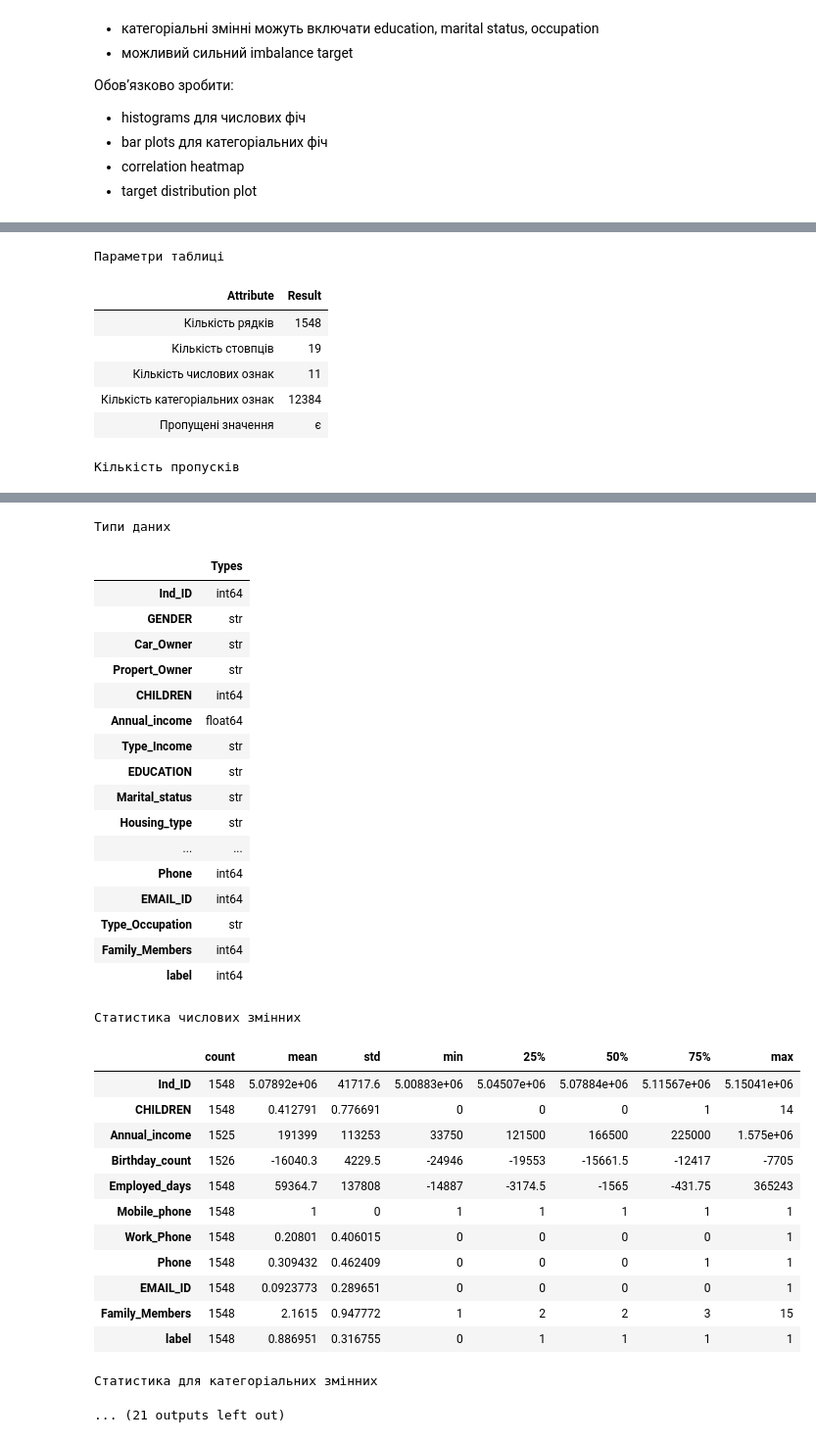
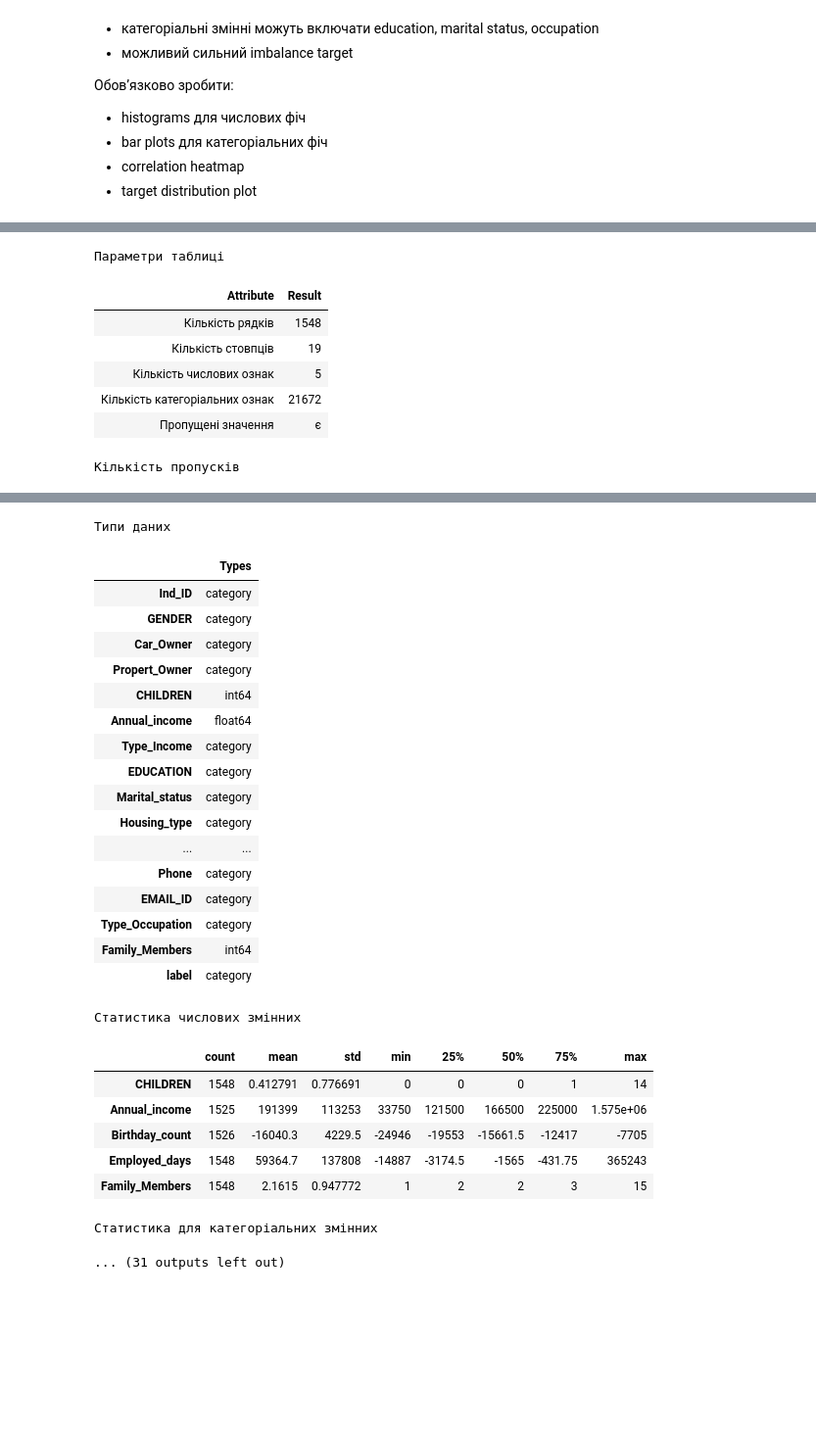
Before and after one commit to BogdanPinchuk/DataScience-PBY_HW20_Course_Project, a Jupyter notebook: Bohdan_Pinchuk_DS_HW20.ipynb, the cells around one changed output, grey strips where cells are left out. Shown at 98% size. Drawn from its saved outputs; the diff is of its cells as text; code cells hidden in the pictures; blank space fills up the shorter version.

```diff
--- a/Bohdan_Pinchuk_DS_HW20.ipynb
+++ b/Bohdan_Pinchuk_DS_HW20.ipynb
@@ -296,6 +296,8 @@ import apps.main as mn
 
 # Input data
 target_value = "label"
+cat_values_1 = ["Mobile_phone", "Work_Phone", "Phone", "EMAIL_ID"]
+cat_values_2 = ["Car_Owner", "Propert_Owner"]
 update_db = False
 db_file_name = f"resources/store_hw{hm_version}.db"
 
@@ -312,8 +314,18 @@ credit_card_labels_dataset = mn.download_and_extract_from_kagglehub("rohitudager
                                                                     ds_name="credit_card_labels",
                                                                     update_db=update_db)
 
-# робимо заміну для кращого сприйняття, 0 - false, 1 - true по схваленні заявки
-credit_card_labels_dataset[target_value] = credit_card_labels_dataset[target_value].map({0: 1, 1: 0})
+# робимо заміну для кращого сприйняття:
+# 0 - true, а 1 - false по схваленні заявки
+credit_card_labels_dataset[target_value] = credit_card_labels_dataset[target_value].map({0: True, 1: False})
+# робимо заміну для кращого сприйняття:
+# деякі значення кодовані як числові, але для попереднього аналізу перетворимо їх у категоріальний тип
+# 0 - false, 1 - true по наявності можливості зв'язатись із клієнтом
+for col_name in cat_values_1:
+    credit_card_details_dataset[col_name] = credit_card_details_dataset[col_name].map({0: False, 1: True})
+# деякі значення кодовані як символ, але для попереднього аналізу перетворимо їх сприйнятливий формат
+# F - false, Y - true по наявності якоїсь власності
+for col_name in cat_values_1:
+    credit_card_details_dataset[col_name] = credit_card_details_dataset[col_name].map({0: False, 1: True})
 
 # Merge
 credit_card_dataset = (
@@ -367,10 +379,16 @@ data_set = credit_card_dataset
 n_columns = data_set.columns.size
 n_rows = data_set.index.size
 
-types_df = pd.DataFrame(data_set.dtypes, columns=["Types"])
+# для правильного відображення в таблиці змінимо формат
+data_set["Ind_ID"] = data_set["Ind_ID"].astype('category')
 
 col_num_type = data_set.select_dtypes(include=np.number)
 col_cat_type = data_set.select_dtypes(exclude=np.number)
+
+for col_name in col_cat_type:
+    data_set[col_name] = data_set[col_name].astype('category')
+
+types_df = pd.DataFrame(data_set.dtypes, columns=["Types"])
 
 empty_val_by_col = data_set.isnull().sum().to_frame(name='count')
 is_empty_val = empty_val_by_col.values.sum() > 0
@@ -392,8 +410,8 @@ rp1.add_item("Максимальна відмінність між класам
 
 # Print results
 display(Markdown(f"### Аналіз даних"))
-display(data_set.head(n_first_rows).
-        style.format("{:g}", subset=col_num_type.columns).
+display(data_set.head(n_first_rows).style.
+        format("{:g}", subset=col_num_type.columns).
         set_caption(f"Перші {n_first_rows} рядків датасету"))
 
 rp.print_pd_report("Параметри таблиці")
@@ -404,9 +422,9 @@ display(types_df.style.set_caption("Типи даних"))
 
 display(col_num_type.describe().T.style.format("{:g}").set_caption("Статистика числових змінних"))
 
-display(col_cat_type.describe().T.style.set_caption("Статистика для категоріальних змінних"))
+display(col_cat_type.drop("Ind_ID", axis=1).describe().T.style.set_caption("Статистика для категоріальних змінних"))
 
-for col_name in col_cat_type:
+for col_name in col_cat_type.drop("Ind_ID", axis=1):
     display(pd.concat([
         col_cat_type[col_name].value_counts(),
         col_cat_type[col_name].value_counts(normalize=True)
@@ -431,8 +449,8 @@ rp1.print_pd_report("Збалансованість датасету за ціл
 | Attribute | Result |
 | Кількість рядків | 1548 |
 | Кількість стовпців | 19 |
-| Кількість числових ознак | 11 |
-| Кількість категоріальних ознак | 12384 |
+| Кількість числових ознак | 5 |
+| Кількість категоріальних ознак | 21672 |
 | Пропущені значення | є |
 Кількість пропусків
 |  | count |
@@ -452,39 +470,33 @@ rp1.print_pd_report("Збалансованість датасету за ціл
 | Type_Occupation | 488 |
 | Family_Members | 0 |
 | label | 0 |
 Типи даних
 |  | Types |
-| Ind_ID | int64 |
-| GENDER | str |
-| Car_Owner | str |
-| Propert_Owner | str |
+| Ind_ID | category |
+| GENDER | category |
+| Car_Owner | category |
+| Propert_Owner | category |
 | CHILDREN | int64 |
 | Annual_income | float64 |
-| Type_Income | str |
-| EDUCATION | str |
-| Marital_status | str |
-| Housing_type | str |
+| Type_Income | category |
+| EDUCATION | category |
+| Marital_status | category |
+| Housing_type | category |
 | ... | ... |
-| Phone | int64 |
-| EMAIL_ID | int64 |
-| Type_Occupation | str |
+| Phone | category |
+| EMAIL_ID | category |
+| Type_Occupation | category |
 | Family_Members | int64 |
-| label | int64 |
+| label | category |
 Статистика числових змінних
 |  | count | mean | std | min | 25% | 50% | 75% | max |
-| Ind_ID | 1548 | 5.07892e+06 | 41717.6 | 5.00883e+06 | 5.04507e+06 | 5.07884e+06 | 5.11567e+06 | 5.15041e+06 |
 | CHILDREN | 1548 | 0.412791 | 0.776691 | 0 | 0 | 0 | 1 | 14 |
 | Annual_income | 1525 | 191399 | 113253 | 33750 | 121500 | 166500 | 225000 | 1.575e+06 |
 | Birthday_count | 1526 | -16040.3 | 4229.5 | -24946 | -19553 | -15661.5 | -12417 | -7705 |
 | Employed_days | 1548 | 59364.7 | 137808 | -14887 | -3174.5 | -1565 | -431.75 | 365243 |
-| Mobile_phone | 1548 | 1 | 0 | 1 | 1 | 1 | 1 | 1 |
-| Work_Phone | 1548 | 0.20801 | 0.406015 | 0 | 0 | 0 | 0 | 1 |
-| Phone | 1548 | 0.309432 | 0.462409 | 0 | 0 | 0 | 1 | 1 |
-| EMAIL_ID | 1548 | 0.0923773 | 0.289651 | 0 | 0 | 0 | 0 | 1 |
 | Family_Members | 1548 | 2.1615 | 0.947772 | 1 | 2 | 2 | 3 | 15 |
-| label | 1548 | 0.886951 | 0.316755 | 0 | 1 | 1 | 1 | 1 |
 Статистика для категоріальних змінних
-... (21 outputs left out)
+... (31 outputs left out)
 # %%
 # Graphic results
 
```
Also changed, not shown: parts of 2 cells of this notebook.
